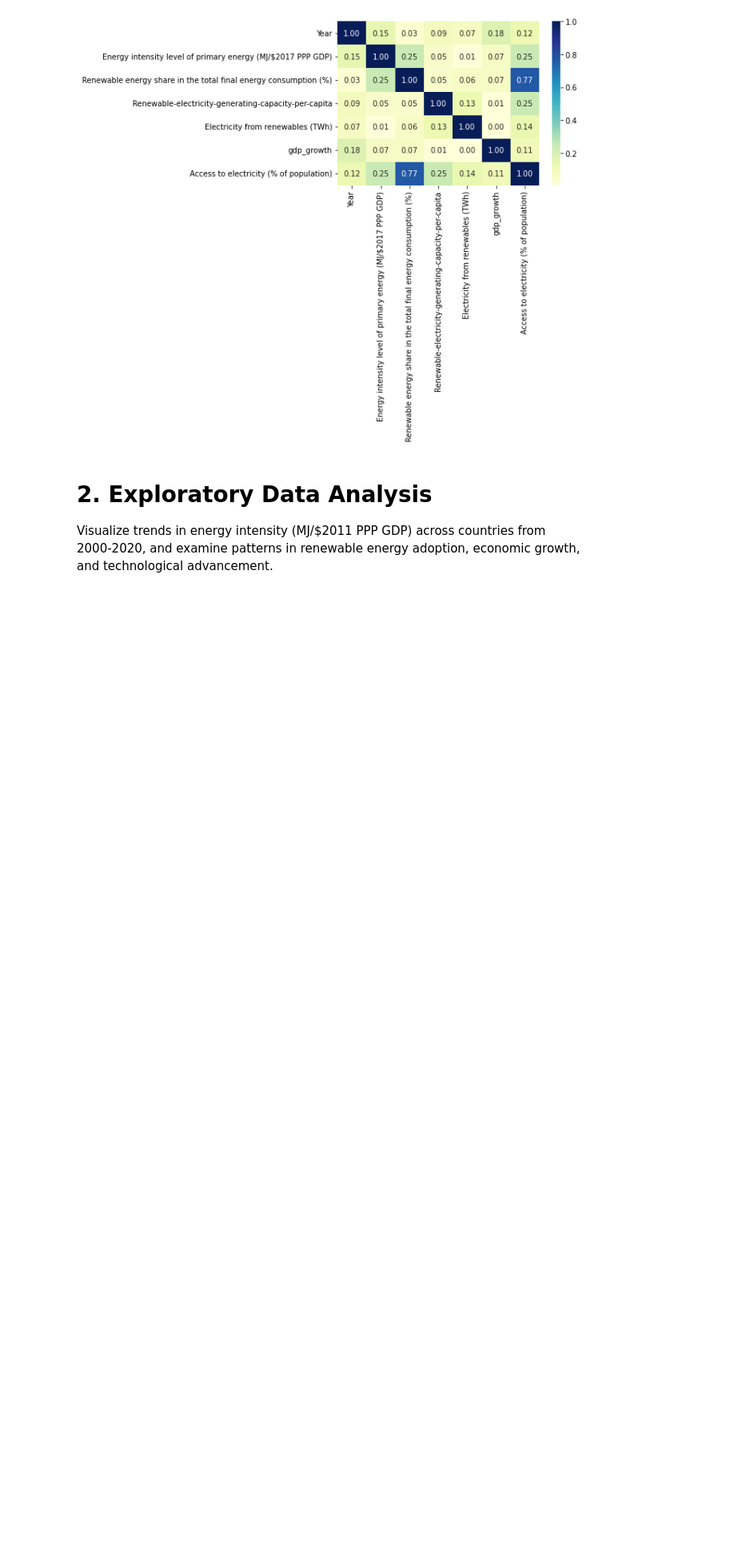
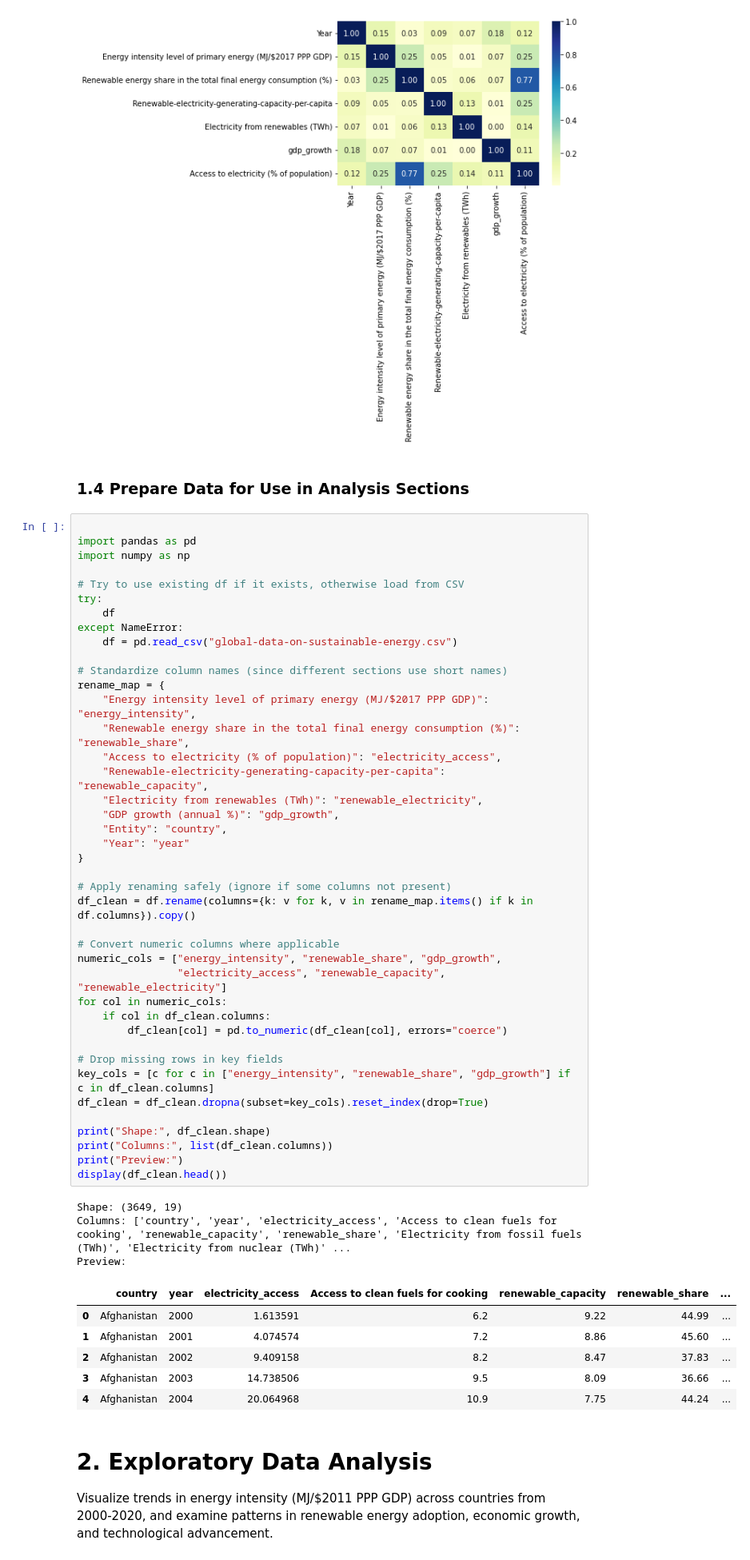
Before and after one commit to mnoriega-mx/energy-efficiency-trends, a Jupyter notebook: energy_efficiency_trends.ipynb, the cells around one changed output. Shown: that part at 80% size. Cells and saved outputs as stored; diff of their text form; blank space fills up the shorter version.

```diff
--- a/energy_efficiency_trends.ipynb
+++ b/energy_efficiency_trends.ipynb
@@ -208,6 +211,59 @@ Heat_Map
 | Access to electricity (% of popul... | 0.124581 | 0.245652 | 0.766297 | 0.246440 | 0.137903 | ... |
 <AxesSubplot:>
 [figure]
+# %% [markdown]
+### 1.4 Prepare Data for Use in Analysis Sections
+# %%
+
+import pandas as pd
+import numpy as np
+
+# Try to use existing df if it exists, otherwise load from CSV
+try:
+    df
+except NameError:
+    df = pd.read_csv("global-data-on-sustainable-energy.csv")
+
+# Standardize column names (since different sections use short names)
+rename_map = {
+    "Energy intensity level of primary energy (MJ/$2017 PPP GDP)": "energy_intensity",
+    "Renewable energy share in the total final energy consumption (%)": "renewable_share",
+    "Access to electricity (% of population)": "electricity_access",
+    "Renewable-electricity-generating-capacity-per-capita": "renewable_capacity",
+    "Electricity from renewables (TWh)": "renewable_electricity",
+    "GDP growth (annual %)": "gdp_growth",
+    "Entity": "country",
+    "Year": "year"
+}
+
+# Apply renaming safely (ignore if some columns not present)
+df_clean = df.rename(columns={k: v for k, v in rename_map.items() if k in df.columns}).copy()
+
+# Convert numeric columns where applicable
+numeric_cols = ["energy_intensity", "renewable_share", "gdp_growth",
+                "electricity_access", "renewable_capacity", "renewable_electricity"]
+for col in numeric_cols:
+    if col in df_clean.columns:
+        df_clean[col] = pd.to_numeric(df_clean[col], errors="coerce")
+
+# Drop missing rows in key fields
+key_cols = [c for c in ["energy_intensity", "renewable_share", "gdp_growth"] if c in df_clean.columns]
+df_clean = df_clean.dropna(subset=key_cols).reset_index(drop=True)
+
+print("Shape:", df_clean.shape)
+print("Columns:", list(df_clean.columns))
+print("Preview:")
+display(df_clean.head())
+# %% [output]
+Shape: (3649, 19)
+Columns: ['country', 'year', 'electricity_access', 'Access to clean fuels for cooking', 'renewable_capacity', 'renewable_share', 'Electricity from fossil fuels (TWh)', 'Electricity from nuclear (TWh)' ...
+Preview:
+|  | country | year | electricity_access | Access to clean fuels for cooking | renewable_capacity | renewable_share | ... |
+| 0 | Afghanistan | 2000 | 1.613591 | 6.2 | 9.22 | 44.99 | ... |
+| 1 | Afghanistan | 2001 | 4.074574 | 7.2 | 8.86 | 45.60 | ... |
+| 2 | Afghanistan | 2002 | 9.409158 | 8.2 | 8.47 | 37.83 | ... |
+| 3 | Afghanistan | 2003 | 14.738506 | 9.5 | 8.09 | 36.66 | ... |
+| 4 | Afghanistan | 2004 | 20.064968 | 10.9 | 7.75 | 44.24 | ... |
 # %% [markdown]
 # 2. Exploratory Data Analysis
 Visualize trends in energy intensity (MJ/$2011 PPP GDP) across countries from 2000-2020, and examine patterns in renewable energy adoption, economic growth, and technological advancement.
```
Also changed, not shown: parts of 30 cells of this notebook.
